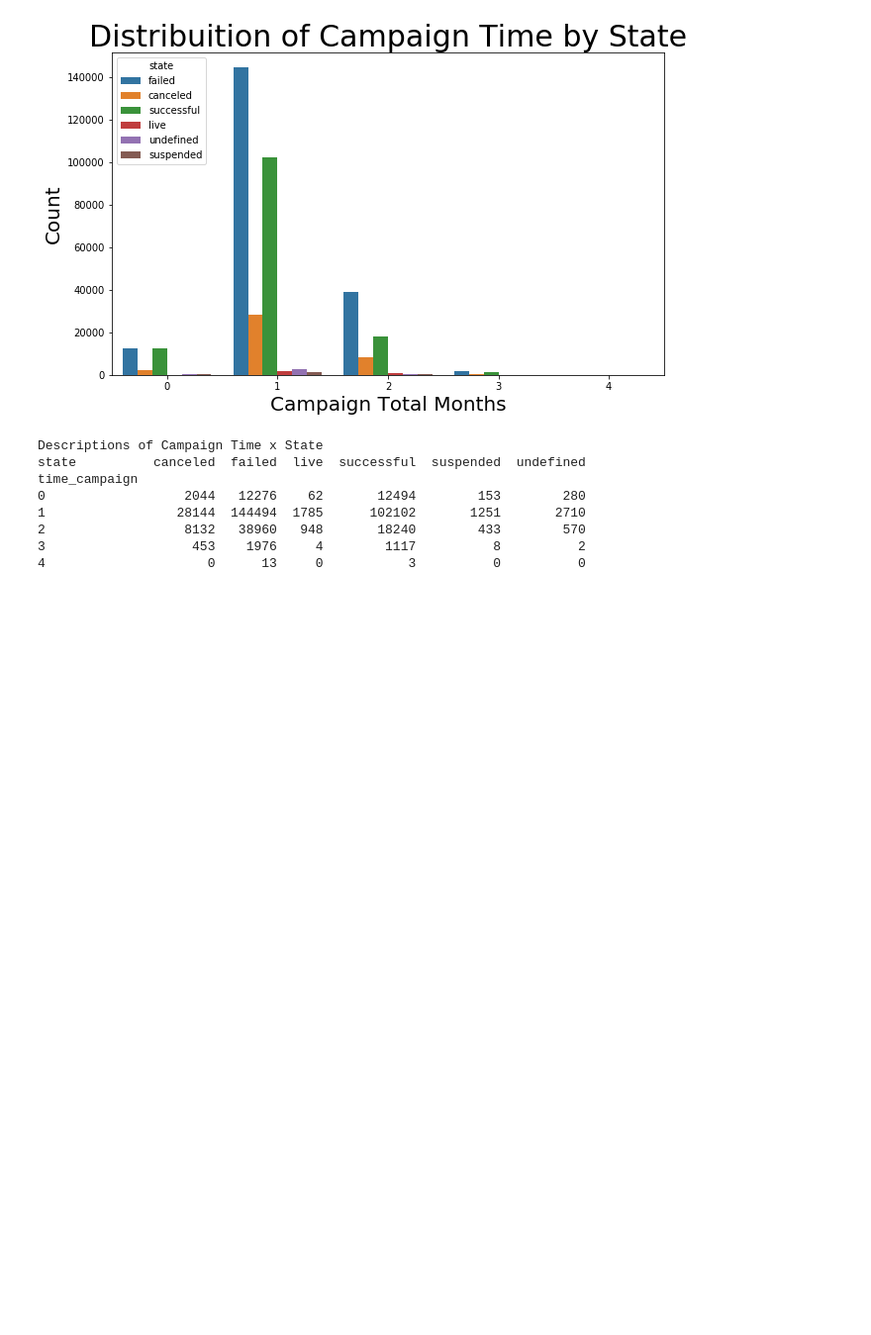
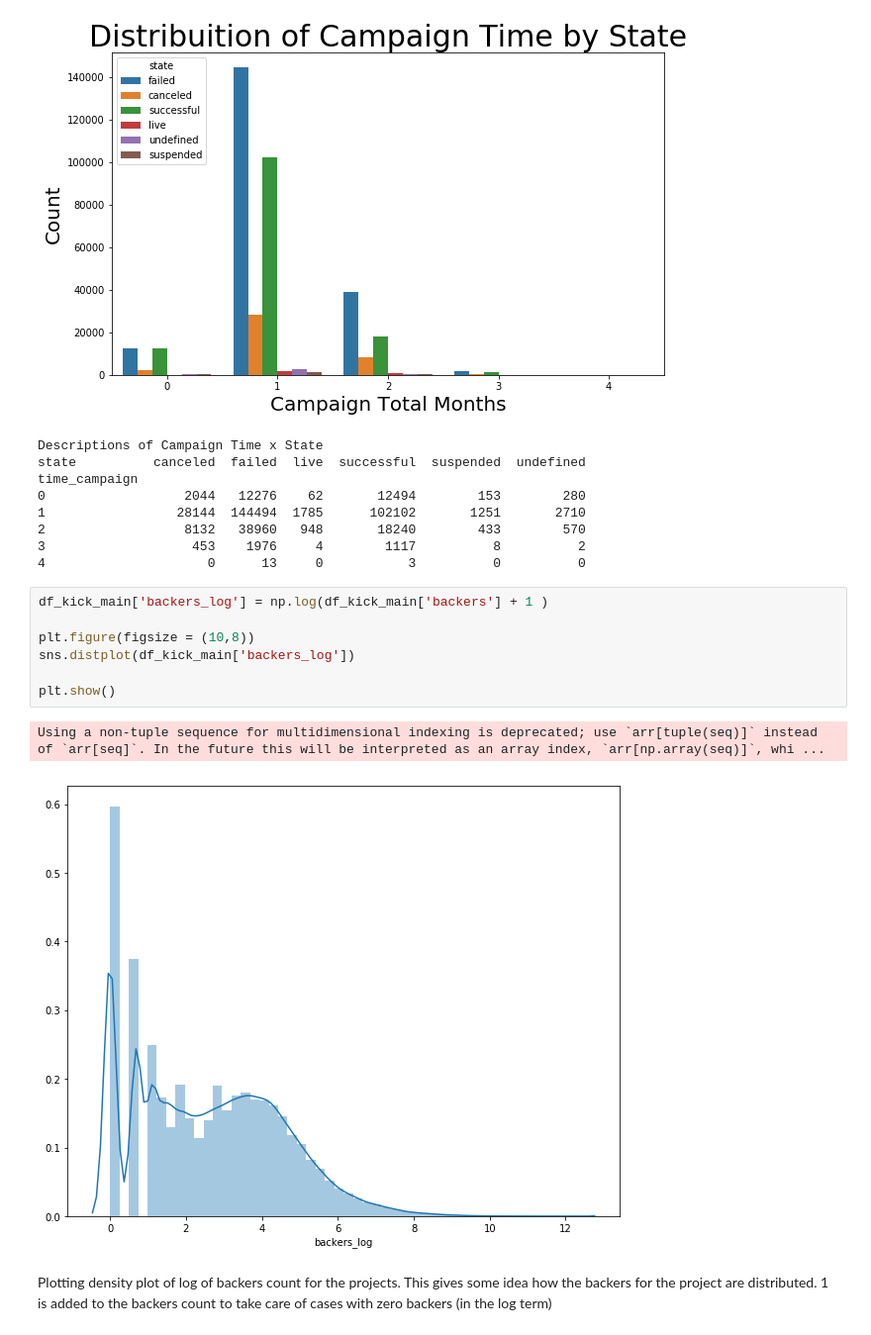
Before and after one commit to anuraglnmiit/Predictive-Analytics-Kickstarter, a Jupyter notebook: Kickstarter-Exploration-Prediction-Model-Final.ipynb, the cells around one changed output. Shown at 99% size. Cells and saved outputs as stored; diff of their text form; blank space fills up the shorter version.

```diff
--- a/Kickstarter-Exploration-Prediction-Model-Final.ipynb
+++ b/Kickstarter-Exploration-Prediction-Model-Final.ipynb
@@ -295,3 +295,17 @@ time_campaign
 2                  8132   38960   948       18240        433        570
 3                   453    1976     4        1117          8          2
 4                     0      13     0           3          0          0
+# %%
+df_kick_main['backers_log'] = np.log(df_kick_main['backers'] + 1 )
+
+plt.figure(figsize = (10,8))
+sns.distplot(df_kick_main['backers_log'])
+
+plt.show()
+# %% [output]
+Using a non-tuple sequence for multidimensional indexing is deprecated; use `arr[tuple(seq)]` instead of `arr[seq]`. In the future this will be interpreted as an array index, `arr[np.array(seq)]`, whi ...
+[figure, added]
+# %% [markdown]
+Plotting density plot of log of backers count for the projects.
+This gives some idea how the backers for the project are distributed.
+1 is added to the backers count to take care of cases with zero backers (in the log term)
```
